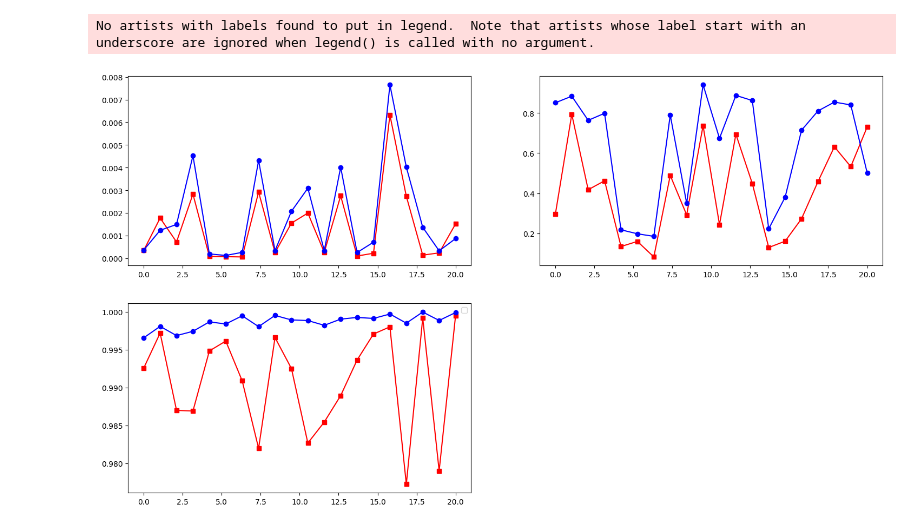
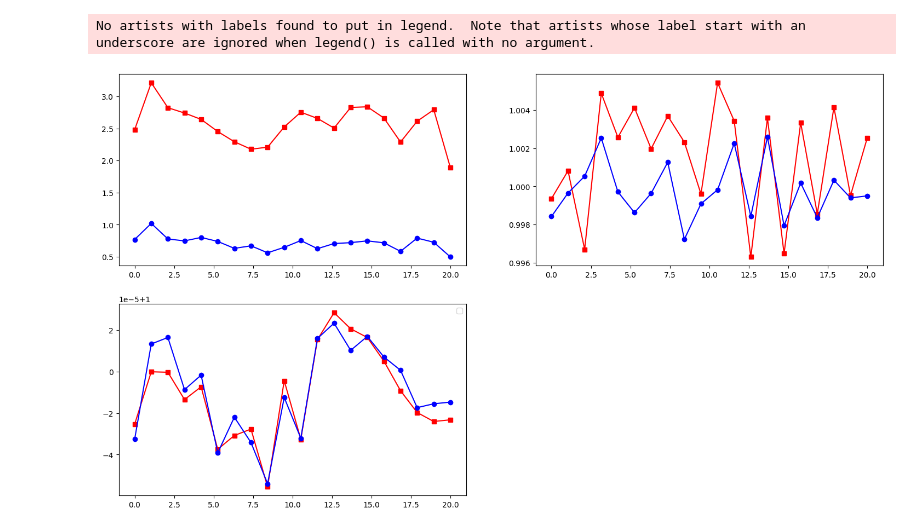
Before and after one commit to brunoCCOS/bs-find-with-sindy, a Jupyter notebook: src/Interpolation_tests.ipynb, the cells around one changed output. Saved outputs shown, nothing was run; the diff lists cells and outputs as text; code cells hidden in the pictures.

Commit message:
trying spline derivatives

```diff
--- a/src/Interpolation_tests.ipynb
+++ b/src/Interpolation_tests.ipynb
@@ -183,7 +205,7 @@ def IRBFN2_1d(X,Y,rbf_class,epsilon = 1e-6):
     return x_grid, interpolated_values,interpolated_values_x,interpolated_values_xx,coefficients
 # %%
 
-def RBFN_2d(X,Y,rbf_class,epsilon = 1e-6,grid_points=None):
+def RBFN_2d(X,Y,K,rbf_class,epsilon = 1e-6,grid_points=None):
     '''
     Function for Indirect Radial basis function network
     args:
@@ -205,6 +227,7 @@ def RBFN_2d(X,Y,rbf_class,epsilon = 1e-6,grid_points=None):
         x1_grid, x2_grid = np.meshgrid(grid_points[:,0], grid_points[:,1])
 
     m = grid_points.shape[0]
+    n = Y.shape[0]
 
     dist_matrix = cdist(X,X)
 
@@ -214,8 +237,20 @@ def RBFN_2d(X,Y,rbf_class,epsilon = 1e-6,grid_points=None):
     # Compute the RBF matrix
     RBF_matrix = rbf_class.eval_func(dist_matrix)
 
+    derivative_value,derivative_matrix = build_final_condition_derivative(X,Y,K)
+    dist_matrix = np.zeros((len(derivative_value),n,2))
+    RBF_derivative_matrix = np.zeros((len(derivative_value),n))
+    for i in range(len(derivative_value)):
+        dist_matrix[i,:] = X - derivative_matrix[i]
+        dist_matrix[i,i] = epsilon #Add epsilon on the diagonal elements
+        # Compute the RBF matrix
+        RBF_derivative_matrix[i] = rbf_class.eval_func_derivative_2d(dist_matrix[i,:])
+
+
+    system_matrx = np.vstack((RBF_matrix,RBF_derivative_matrix))
+    system_solution = np.hstack((Y,derivative_value))
     # Solve for the coefficients using linear equations (Ax = Y)
-    coefficients = solve_SVD_system(RBF_matrix, Y)
+    coefficients = solve_SVD_system(system_matrx, system_solution)
     # Interpolate values for the grid points
     interpolated_values = np.zeros(m)
     # Interpolate values for the first derivative grid points
@@ -229,8 +264,6 @@ def RBFN_2d(X,Y,rbf_class,epsilon = 1e-6,grid_points=None):
         g_i = rbf_class.eval_func(np.linalg.norm(distances,axis=1))
         interpolated_values[i] = np.sum(coefficients * g_i)
 
-
-
         #Derivatives of the interpolation
         H_i = rbf_class.eval_func_2_derivative_2d(distances)
         h_i = rbf_class.eval_func_derivative_2d(distances)
@@ -394,18 +427,18 @@ t = np.linspace(0, T_, timesteps)
 dt = t[1] - t[0]
 dx = x[1] - x[0]
 
-X, T = np.meshgrid(x, t)
-XT = np.asarray([X, T]).T
+S, T = np.meshgrid(x, t)
+XT = np.asarray([S, T]).T
 
 # Calculate 'tal' using vectorized operations
 tal = (np.max(t) - T)
 
 # Calculate the call prices using vectorized operations
-call_prices = black_scholes_call(X, K_, tal, r_, sigma_)
+call_prices = black_scholes_call(S, K_, tal, r_, sigma_)
 
 # u is the call_prices array
 u = call_prices.T
-u_t = black_scholes_call_time_(X, K_, tal, r_, sigma_).T[:,:-1]
+u_t = black_scholes_call_time_(S, K_, tal, r_, sigma_).T[:,:-1]
 u_x = ps.FiniteDifference(axis=0,order = 7)._differentiate(u,t = x)
 u_xx = ps.FiniteDifference(axis=0,d=2,order = 2)._differentiate(u,t = x)
 # %%
@@ -424,9 +457,9 @@ Y_xx = np.ravel(u_xx[random_rows,np.linspace(0,timesteps-1,timesteps,dtype=int)]
 new_X,new_Y = build_final_condition(X,Y,K_)
 
 # Interpolate the surface
-x1_grid,x2_grid, interpolated_values,interpolated_values_x,interpolated_values_xx,_ = RBFN_2d(X, Y,cubic_rbf())
+x1_grid,x2_grid, interpolated_values,interpolated_values_x,interpolated_values_xx,_ = RBFN_2d(new_X, new_Y,K_,cubic_rbf())
 
-_,_, _,interpolated_values_t,_,_ = RBFN_2d(X, Y,cubic_rbf())
+_,_, _,interpolated_values_t,_,_ = RBFN_2d(X, Y,K_,cubic_rbf())
 
 
 x1_line = x1_grid[0,:]
@@ -562,35 +598,35 @@ for i in range(20):
         # Interpolate the surface
         new_X,new_Y = build_final_condition(X,Y,K_)
 
-        x1_grid,x2_grid, interpolated_values,interpolated_values_x,interpolated_values_xx,_ = RBFN_2d(new_X,new_Y,rbf_func)
+        x1_grid,x2_grid, interpolated_values,interpolated_values_x,interpolated_values_xx,_ = RBFN_2d(new_X,new_Y,K_,rbf_func)
 
         numerical_2nd_derivative_interpolated = ps.FiniteDifference(axis=0,order = 7,d=2)._differentiate(interpolated_values,t = np.ravel(x1_grid))
         numerical_derivative_interpolated = ps.FiniteDifference(axis=0,order = 7)._differentiate(interpolated_values,t = np.ravel(x1_grid))
 
         rse.append(calc_error_2d(interpolated_values.reshape(x1_grid.shape).T,u)[0])
         rse_x.append(calc_error_2d(interpolated_values_x.reshape(x1_grid.shape).T,u_x)[0])
         rse_xx.append(calc_error_2d(numerical_2nd_derivative_interpolated.reshape(x1_grid.shape).T,u_xx)[0])
 
 time = np.linspace(0,20,20)
 
 
 
 fig = plt.figure(figsize=[18,10])
 ax = fig.add_subplot(221)
 ax.plot(time, rse[0::2], c='r',marker='s')
 ax.plot(time,rse[1::2],c='b',marker='o')
 
 
 ax2 = fig.add_subplot(222)
 ax2.plot(time,rse_x[0::2],c='r',marker='s')
 ax2.plot(time,rse_x[1::2],c='b',marker='o')
 
 ax3 = fig.add_subplot(223)
 ax3.plot(time,rse_xx[0::2],c='r',marker='s')
 ax3.plot(time,rse_xx[1::2],c='b',marker='o')
 
 plt.legend()
 plt.show()
 # %% [output]
 No artists with labels found to put in legend.  Note that artists whose label start with an underscore are ignored when legend() is called with no argument.
-[figure, old version]
+[figure, new version]
```
Also changed, not shown: parts of 15 cells of this notebook, 1 other file.
